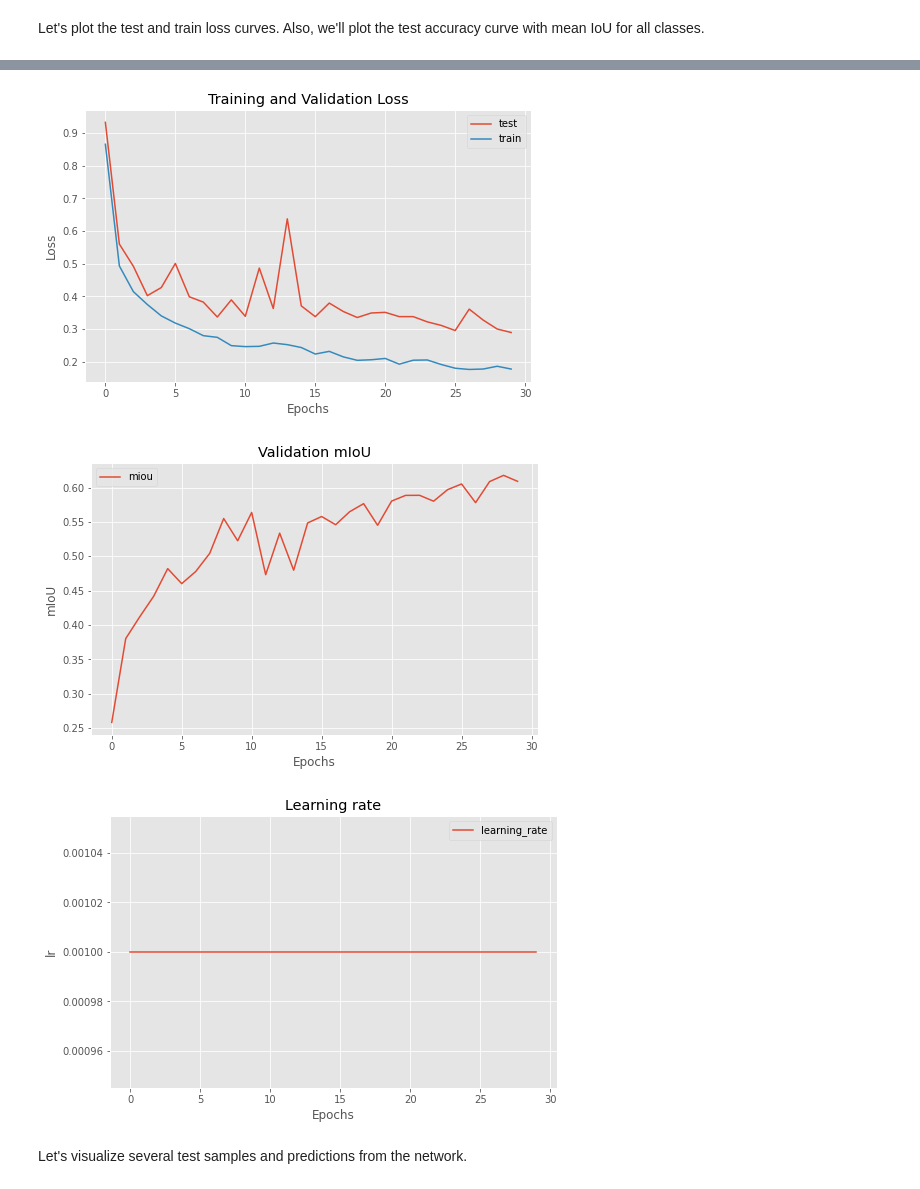
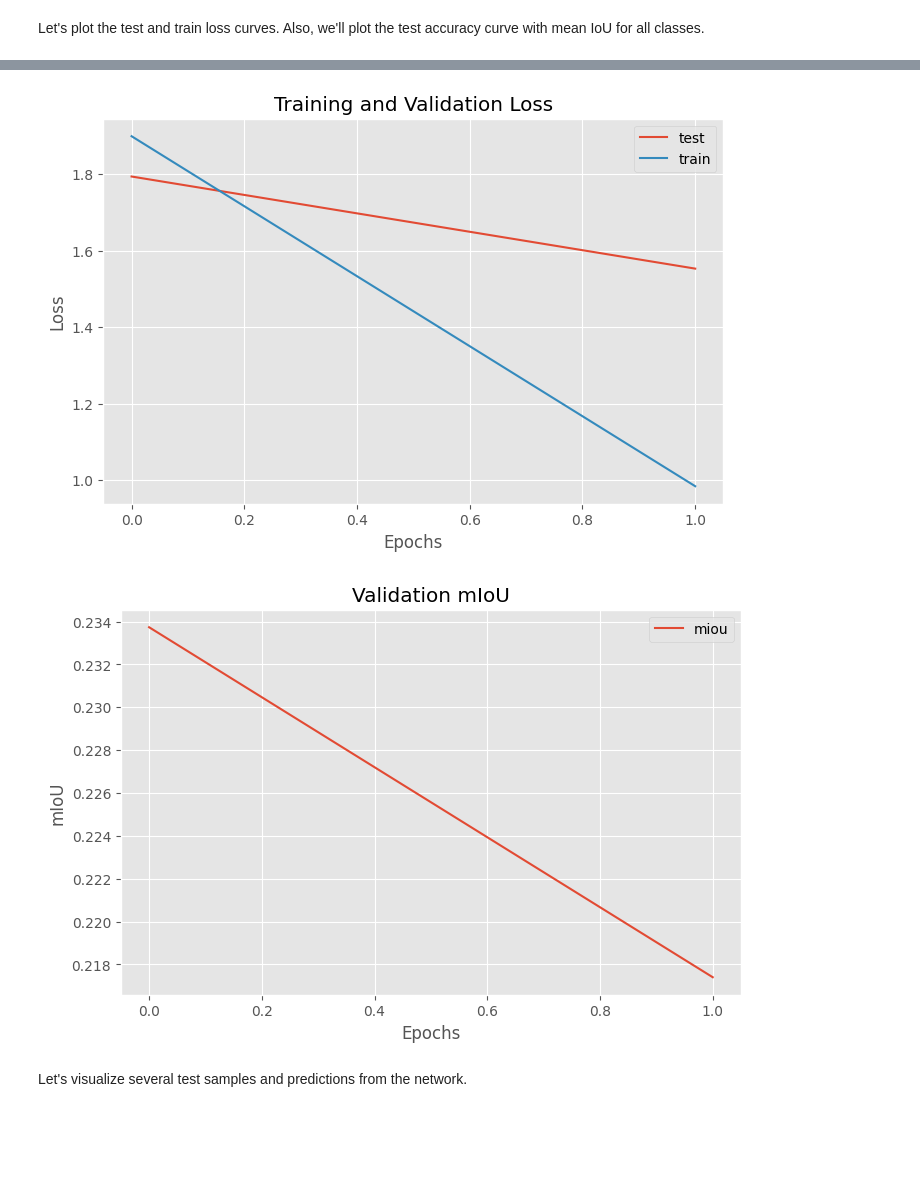
Before and after one commit to cshreyastech/OpenCVProjects, a Jupyter notebook: 03_DeepLearning/Week11-Segmentation/opencv-dl-pytorch-week11/semantic_segmentation/semantic_segmentation.ipynb, the cells around one changed output, grey strips where cells are left out. Cells and saved outputs as stored; diff of their text form; code cells hidden in the pictures; blank space fills up the shorter version.

```diff
--- a/03_DeepLearning/Week11-Segmentation/opencv-dl-pytorch-week11/semantic_segmentation/semantic_segmentation.ipynb
+++ b/03_DeepLearning/Week11-Segmentation/opencv-dl-pytorch-week11/semantic_segmentation/semantic_segmentation.ipynb
@@ -160,8 +167,13 @@ class SemSegDataset(Dataset):
 Visualize a few samples to  check if your dataset class stores data correctly.
 # %%
 # create test dataset
+# base_dir = "../../../../../data/03_DeepLearning/Week11_segmentation/"
+# data_path = os.path.join(base_dir, "data")
+
+dataset_config: DatasetConfig = DatasetConfig()
+data_path = dataset_config.root_dir
 test_dataset = SemSegDataset(**get_camvid_dataset_parameters(
-        data_path="data",
+        data_path=data_path,
         dataset_type="test"
     ))
 draw_semantic_segmentation_samples(test_dataset, n_samples=3)
@@ -646,9 +658,12 @@ class Experiment:
         return self.metrics
 # %%
 # run the experiment
-dataloader_config, trainer_config = patch_configs(epoch_num_to_set=30, batch_size_to_set=16, num_workers_to_set=0)
+# dataloader_config, trainer_config = patch_configs(epoch_num_to_set=30, batch_size_to_set=16, num_workers_to_set=0)
+dataloader_config, trainer_config = patch_configs(epoch_num_to_set=2, batch_size_to_set=4)
 
 optimizer_config = OptimizerConfig(learning_rate=1e-3, lr_step_milestones =[], weight_decay=4e-5)
 experiment = Experiment(dataloader_config=dataloader_config, optimizer_config=optimizer_config)
 metrics = experiment.run(trainer_config)
+
+print(metrics)
 # %% [output]
@@ -684,40 +708,39 @@ plot_metrics(experiment.loader_test.dataset.get_num_classes(), metrics)
 # %%
 plt.rcParams['figure.figsize'] = (8,5)
 plt.style.use('ggplot')
 
 # create new figure
 plt.figure()
 # plot test and train loss
 plt.plot(metrics["test_loss"], label="test")
 plt.plot(metrics["train_loss"], label="train")
 plt.legend()
 plt.xlabel('Epochs')
 plt.ylabel('Loss')
 plt.title('Training and Validation Loss')
 
 # create new figure
 plt.figure()
 # plot mean iou metric for all classes
 plt.plot([metric['mean_iou'] for metric in metrics["test_metric"]], label="miou")
 plt.legend()
 plt.xlabel('Epochs')
 plt.ylabel('mIoU')
 plt.title('Validation mIoU')
 
-# create new figure
-plt.figure()
-# plot learning rate
-plt.plot(metrics['learning_rate'], label="learning_rate")
-plt.legend()
-plt.xlabel('Epochs')
-plt.ylabel('lr')
-plt.title('Learning rate')
+# # create new figure
+# plt.figure()
+# # plot learning rate
+# plt.plot(metrics['learning_rate'], label="learning_rate")
+# plt.legend()
+# plt.xlabel('Epochs')
+# plt.ylabel('lr')
+# plt.title('Learning rate')
 
 plt.show()
 # %% [output]
-[figure, old version]
+[figure, new version]
-[figure, old version]
+[figure, new version]
-[figure, removed]
 # %% [markdown]
 Let's visualize several test samples and predictions from the network.
 # %%
```
Also changed, not shown: parts of 12 cells of this notebook, 23 other files.
